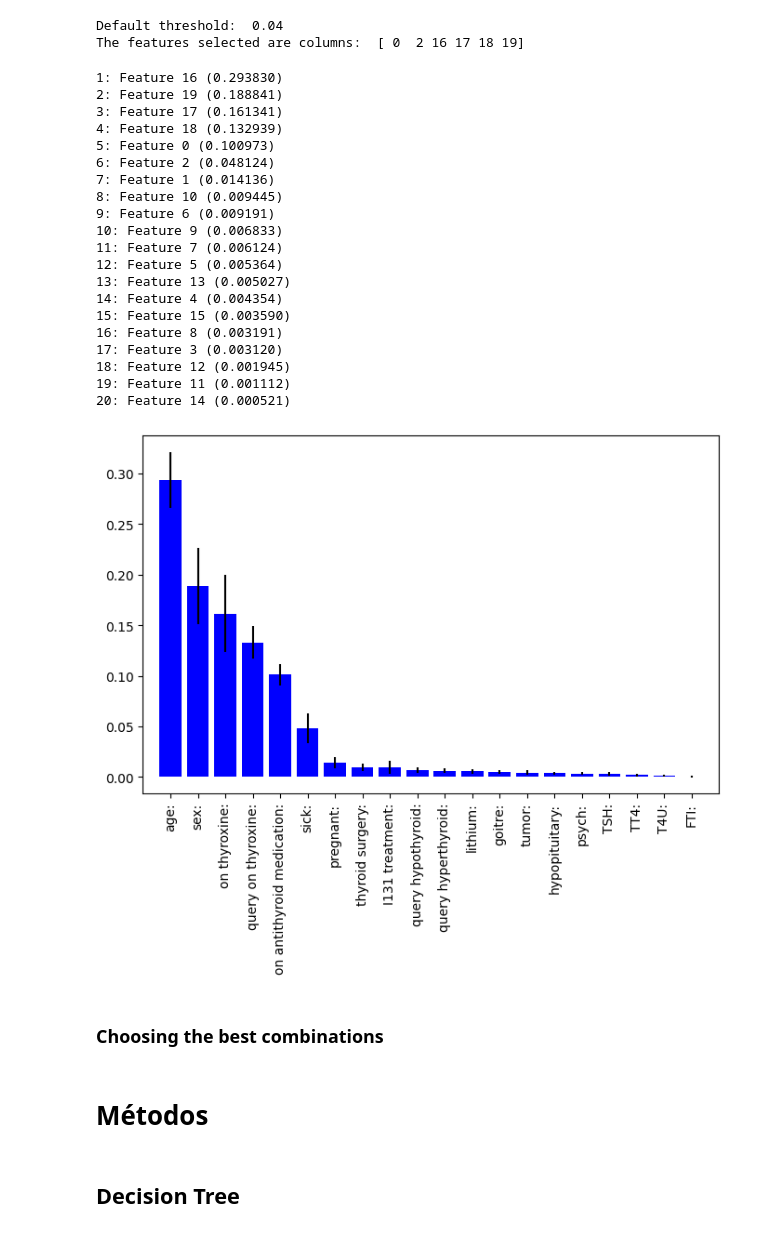
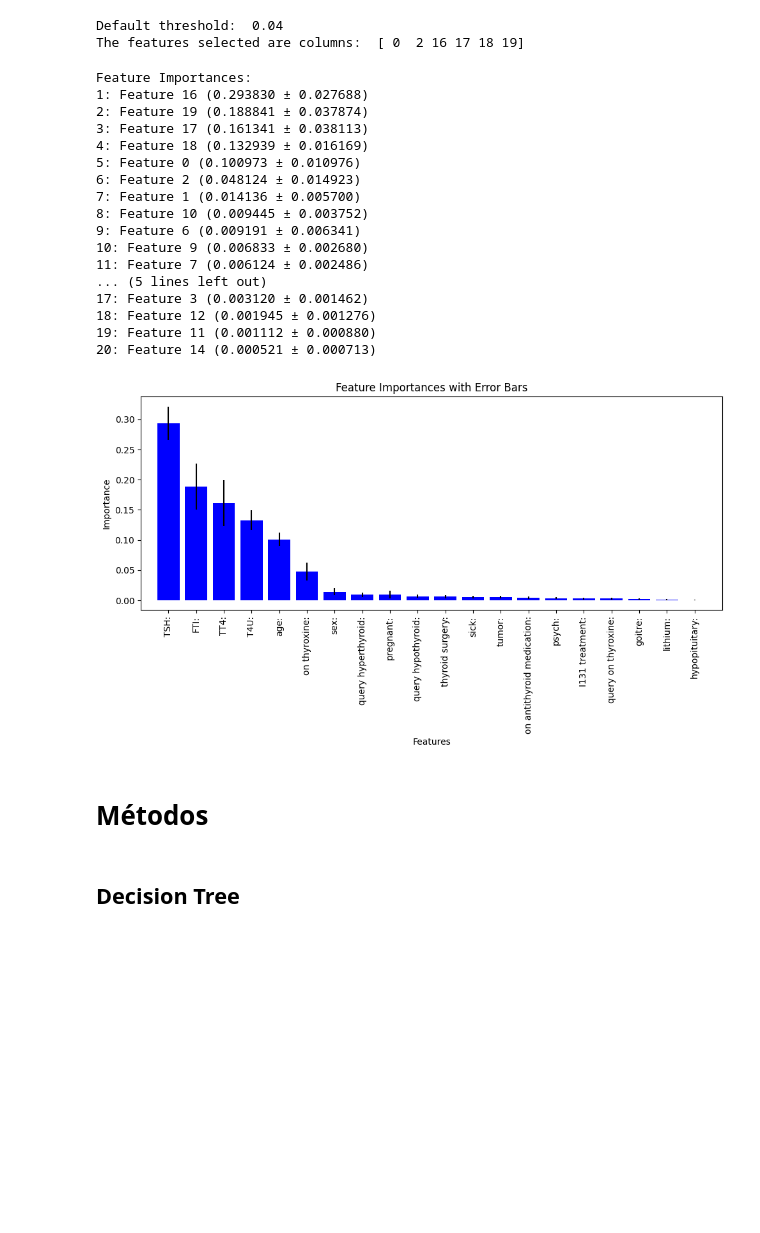
Before and after one commit to pdlopes21/EC2024, a Jupyter notebook: proj.ipynb, the cells around one changed output. Cells and saved outputs as stored; diff of their text form; code cells hidden in the pictures; blank space fills up the shorter version.

Commit message:
feature importances corrigido

```diff
--- a/proj.ipynb
+++ b/proj.ipynb
@@ -140,47 +140,50 @@ Default threshold:  0.04
 The features selected are columns:  [ 0  2 16 17 18 19]
 # %%
 rfc = RandomForestClassifier(random_state=123)
-rfc = rfc.fit(Xt_train,y_train)
+rfc.fit(Xt_train, y_train)
+
+# Calculate feature importances and standard deviations
+importances = rfc.feature_importances_
 std = np.std([t.feature_importances_ for t in rfc.estimators_], axis=0)
 
-rfc2 = RandomForestClassifier(random_state=123)
-rfc2 = rfc2.fit(Xt_train,y_train)
-importances = rfc2.feature_importances_
-features = np.argsort(importances)[::-1]
+# Sort features based on importances
+indices = np.argsort(importances)[::-1]
 
-for f in range(features.size):
-    print("%d: Feature %d (%f)" % (f + 1, features[f],  importances[features[f]]))
+# Print and plot feature importances with error bars
+print("Feature Importances:")
+for f in range(Xt_train.shape[1]):
+    print("%d: Feature %d (%f ± %f)" % (f + 1, indices[f], importances[indices[f]], std[indices[f]]))
 
-#Plot the feature importances list:
-plt.figure(1, figsize=(8,5))
-plt.xticks(range(X.shape[1]), X.columns,rotation=90)
-plt.bar(range(Xt_train.shape[1]), importances[features],color="b", yerr=std[features])
+plt.figure(figsize=(10, 6))
+plt.bar(range(Xt_train.shape[1]), importances[indices], color="b", yerr=std[indices], align="center")
+plt.xticks(range(Xt_train.shape[1]), X.columns[indices], rotation=90)
 plt.xlim([-1, Xt_train.shape[1]])
+plt.xlabel("Features")
+plt.ylabel("Importance")
+plt.title("Feature Importances with Error Bars")
+plt.tight_layout()
 plt.show()
 # %% [output]
-1: Feature 16 (0.293830)
-2: Feature 19 (0.188841)
-3: Feature 17 (0.161341)
-4: Feature 18 (0.132939)
-5: Feature 0 (0.100973)
-6: Feature 2 (0.048124)
-7: Feature 1 (0.014136)
-8: Feature 10 (0.009445)
-9: Feature 6 (0.009191)
-10: Feature 9 (0.006833)
-11: Feature 7 (0.006124)
-12: Feature 5 (0.005364)
-13: Feature 13 (0.005027)
-14: Feature 4 (0.004354)
-15: Feature 15 (0.003590)
-16: Feature 8 (0.003191)
-17: Feature 3 (0.003120)
-18: Feature 12 (0.001945)
-19: Feature 11 (0.001112)
-20: Feature 14 (0.000521)
+Feature Importances:
+1: Feature 16 (0.293830 ± 0.027688)
+2: Feature 19 (0.188841 ± 0.037874)
+3: Feature 17 (0.161341 ± 0.038113)
+4: Feature 18 (0.132939 ± 0.016169)
+5: Feature 0 (0.100973 ± 0.010976)
+6: Feature 2 (0.048124 ± 0.014923)
+7: Feature 1 (0.014136 ± 0.005700)
+8: Feature 10 (0.009445 ± 0.003752)
+9: Feature 6 (0.009191 ± 0.006341)
+10: Feature 9 (0.006833 ± 0.002680)
+11: Feature 7 (0.006124 ± 0.002486)
+... (5 lines left out)
+17: Feature 3 (0.003120 ± 0.001462)
+18: Feature 12 (0.001945 ± 0.001276)
+19: Feature 11 (0.001112 ± 0.000880)
+20: Feature 14 (0.000521 ± 0.000713)
-[figure, old version]
+[figure, new version]
-# %% [markdown]
-### Choosing the best combinations
+# %% [markdown]
+# Métodos
 # %%
 def present_statistics(y_test, preds):
     print("Statistics:")
@@ -190,8 +193,6 @@ def present_statistics(y_test, preds):
     print("The F1 score is: %7.4f" % f1_score(y_test, preds, average='weighted'))
     print("The Matthews correlation coefficient is: %7.4f" % matthews_corrcoef(y_test, preds))
     print("-------------------------------------------------------------")
-# %% [markdown]
-# Métodos
 # %% [markdown]
 ## Decision Tree
 # %% [markdown]
```
Also changed, not shown: parts of 23 cells of this notebook.
